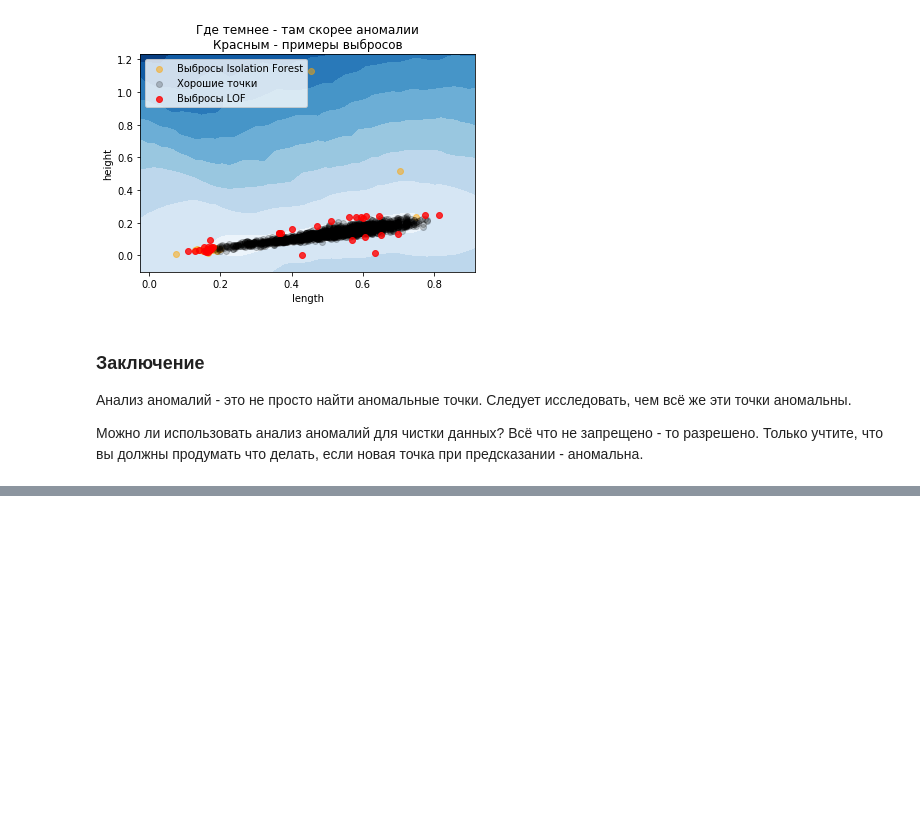
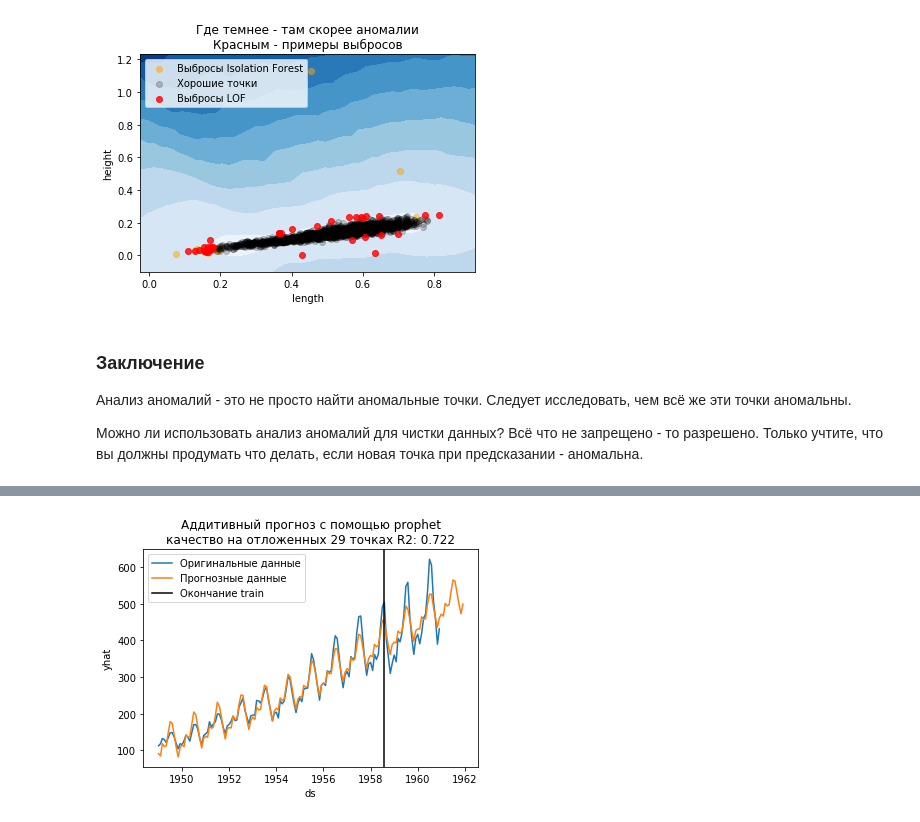
Before and after one commit to timeseries-ru/course, a Jupyter notebook: day_3.ipynb, the cells around one changed output, grey strips where cells are left out. Cells and saved outputs as stored; diff of their text form; code cells hidden in the pictures; blank space fills up the shorter version.

```diff
--- a/day_3.ipynb
+++ b/day_3.ipynb
@@ -615,0 +639,29 @@ plt.legend(loc='upper left');
+# %%
+import fbprophet
+
+model = fbprophet.Prophet(
+    daily_seasonality=False, # без внутридневной сезонности
+    weekly_seasonality=False, # и без недельной
+    yearly_seasonality=7 # количество "изгибов" в сезонности
+)
+
+train = int(len(airpassengers) * 0.8) # длина тренировочных данных
+
+# для fbprophet необходимо передавать колонки с заданными именами
+
+traininig_data = airpassengers.rename({
+    'Month': 'ds',
+    '#Passengers': 'y'
+}, axis='columns')[:train]
+
+model.fit(traininig_data)
+
+future = model.make_future_dataframe(
+    12 + len(airpassengers) - train, # сколько точек наперёд
+    freq='MS' # шагаем по началу месяца (Month Start)
+)
+
+forecast = model.predict(future)
+forecast[[
+    'ds', 'trend', 'yhat'
+]].tail()
@@ -615,0 +675,13 @@ plt.legend(loc='upper left');
+# %%
+plt.title("Аддитивный прогноз с помощью prophet\nкачество на отложенных %d точках R2: %.3f" % (
+    len(airpassengers) - train, r2_score(
+        y_true=airpassengers['#Passengers'].values[train:],
+        y_pred=forecast.yhat.values[train:len(airpassengers)]
+    )
+))
+sns.lineplot(x="Month", y="#Passengers", data=airpassengers, label="Оригинальные данные");
+sns.lineplot(x="ds", y="yhat", data=forecast, label="Прогнозные данные");
+plt.axvline(airpassengers.Month[train], 0, 1, c='black', label='Окончание train');
+plt.legend(loc='best');
+# %% [output]
+[figure, added]
```
Also changed, not shown: parts of 15 cells of this notebook.
